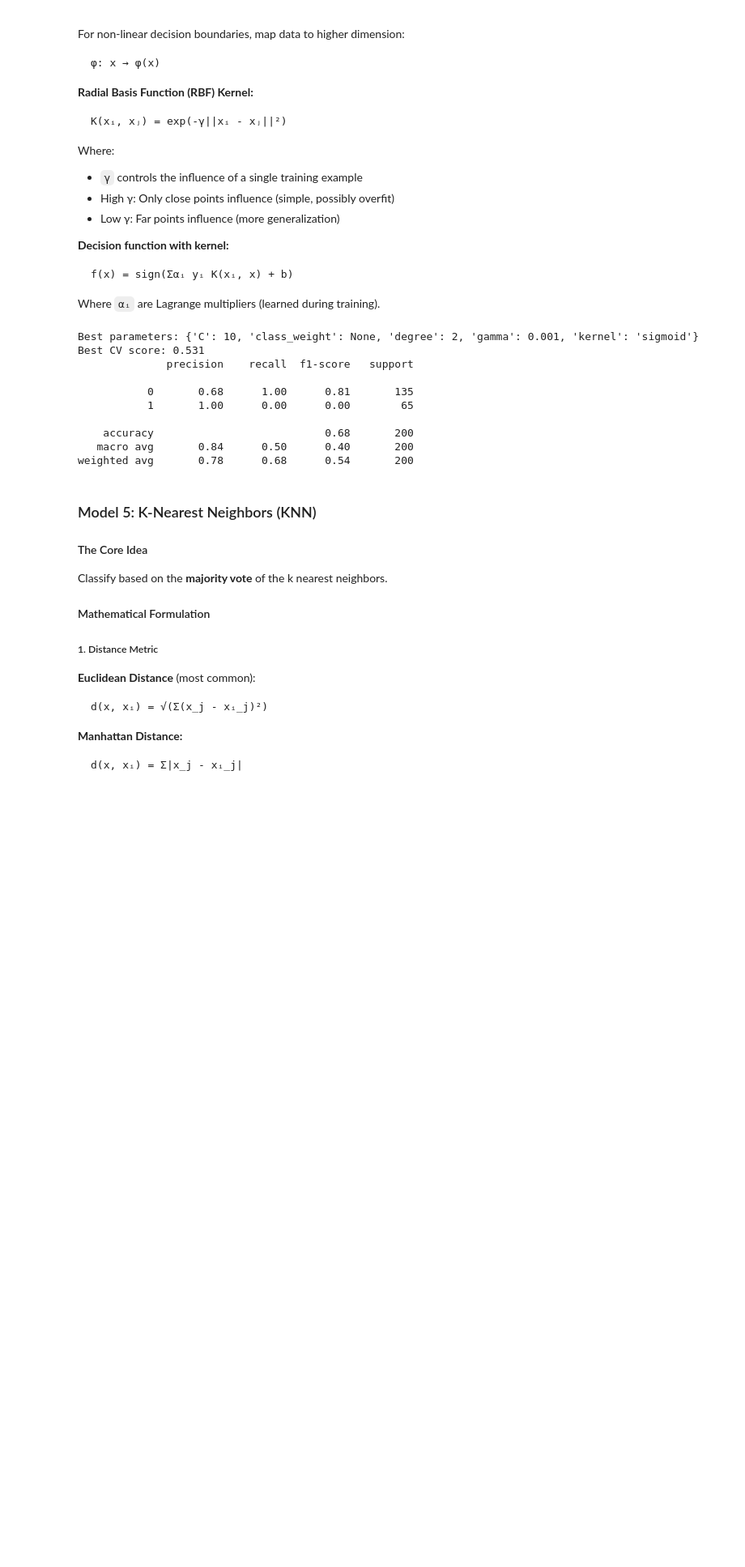
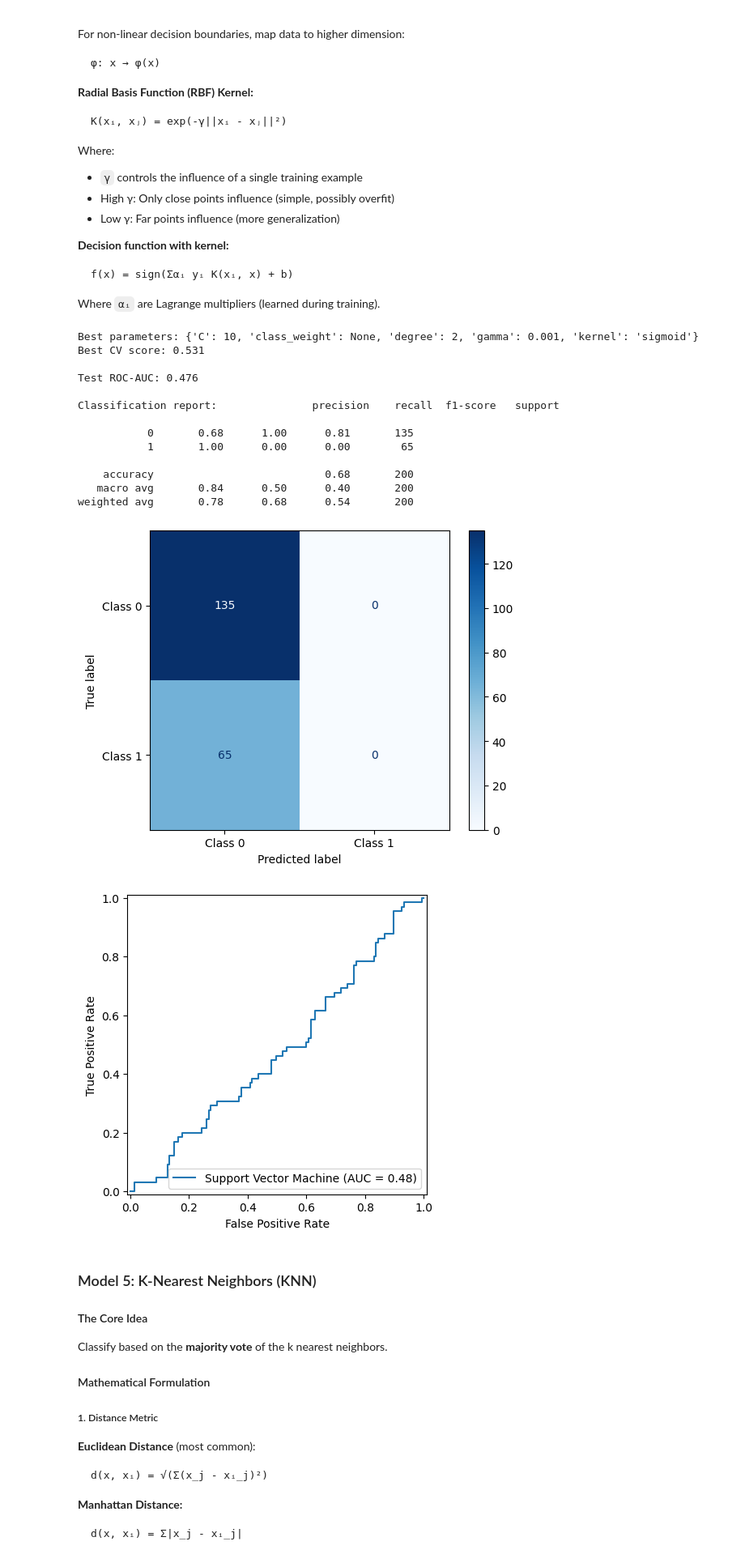
Before and after one commit to SamVanini/Software-defects-data-analysis, a Jupyter notebook: notebooks/data_workflow.ipynb, the cells around one changed output. Shown at 81% size. Saved outputs shown, nothing was run; the diff lists cells and outputs as text; code cells hidden in the pictures; blank space fills up the shorter version.

```diff
--- a/notebooks/data_workflow.ipynb
+++ b/notebooks/data_workflow.ipynb
@@ -936,39 +979,54 @@ x_train_scaled = scaler.fit_transform(x_train)
 x_test_scaled = scaler.transform(x_test)
 
 param_grid = {
     'C': [0.1, 1, 10, 100],  # Regularization parameter
     'kernel': ['rbf', 'poly', 'sigmoid'],  # Kernel type
     'gamma': ['scale', 'auto', 0.001, 0.01, 0.1],  # Kernel coefficient
     'degree': [2, 3, 4],  # Only for poly kernel
     'class_weight': ['balanced', None]  # Handle imbalanced data
 }
 
 model = SVC(probability=True, random_state=42)
 grid_search = GridSearchCV(model, param_grid, cv=5, scoring='roc_auc', n_jobs=-1)
 grid_search.fit(x_train_scaled, y_train)
 
 print(f"Best parameters: {grid_search.best_params_}")
 print(f"Best CV score: {grid_search.best_score_:.3f}")
 
 # Evaluate
 y_pred = grid_search.predict(x_test_scaled)
-# y_proba = grid_search.predict_proba(x_test_scaled)[:, 1]
-# print(f"\nTest ROC-AUC: {roc_auc_score(y_test, y_proba):.3f}")
-print(classification_report(y_test, y_pred, zero_division=1))
+y_proba = grid_search.predict_proba(x_test_scaled)[:, 1]
 
-# accuracy = accuracy_score(y_test, y_pred)
-# print(accuracy)
+cm = confusion_matrix(y_test, y_pred)
+roc_auc = roc_auc_score(y_test, y_proba)
+fpr, tpr, _ = roc_curve(y_test, y_proba)
+
+print(f"\nTest ROC-AUC: {roc_auc:.3f}")
+print(f"\nClassification report: {classification_report(y_test, y_pred, zero_division=1)}")
+
+disp = ConfusionMatrixDisplay(confusion_matrix=cm, display_labels=['Class 0', 'Class 1'])
+disp.plot(cmap='Blues', include_values=True, colorbar=True)
+plt.show()
+
+display = RocCurveDisplay(fpr=fpr, tpr=tpr, roc_auc=roc_auc, name="Support Vector Machine")
+display.plot()
+plt.show()
 # %% [output]
 Best parameters: {'C': 10, 'class_weight': None, 'degree': 2, 'gamma': 0.001, 'kernel': 'sigmoid'}
 Best CV score: 0.531
-              precision    recall  f1-score   support
+
+Test ROC-AUC: 0.476
+
+Classification report:               precision    recall  f1-score   support
 
            0       0.68      1.00      0.81       135
            1       1.00      0.00      0.00        65
 
     accuracy                           0.68       200
    macro avg       0.84      0.50      0.40       200
 weighted avg       0.78      0.68      0.54       200
+[figure, added]
+[figure, added]
 # %% [markdown]
 ### Model 5: K-Nearest Neighbors (KNN)
 
```
Also changed, not shown: parts of 10 cells of this notebook.
